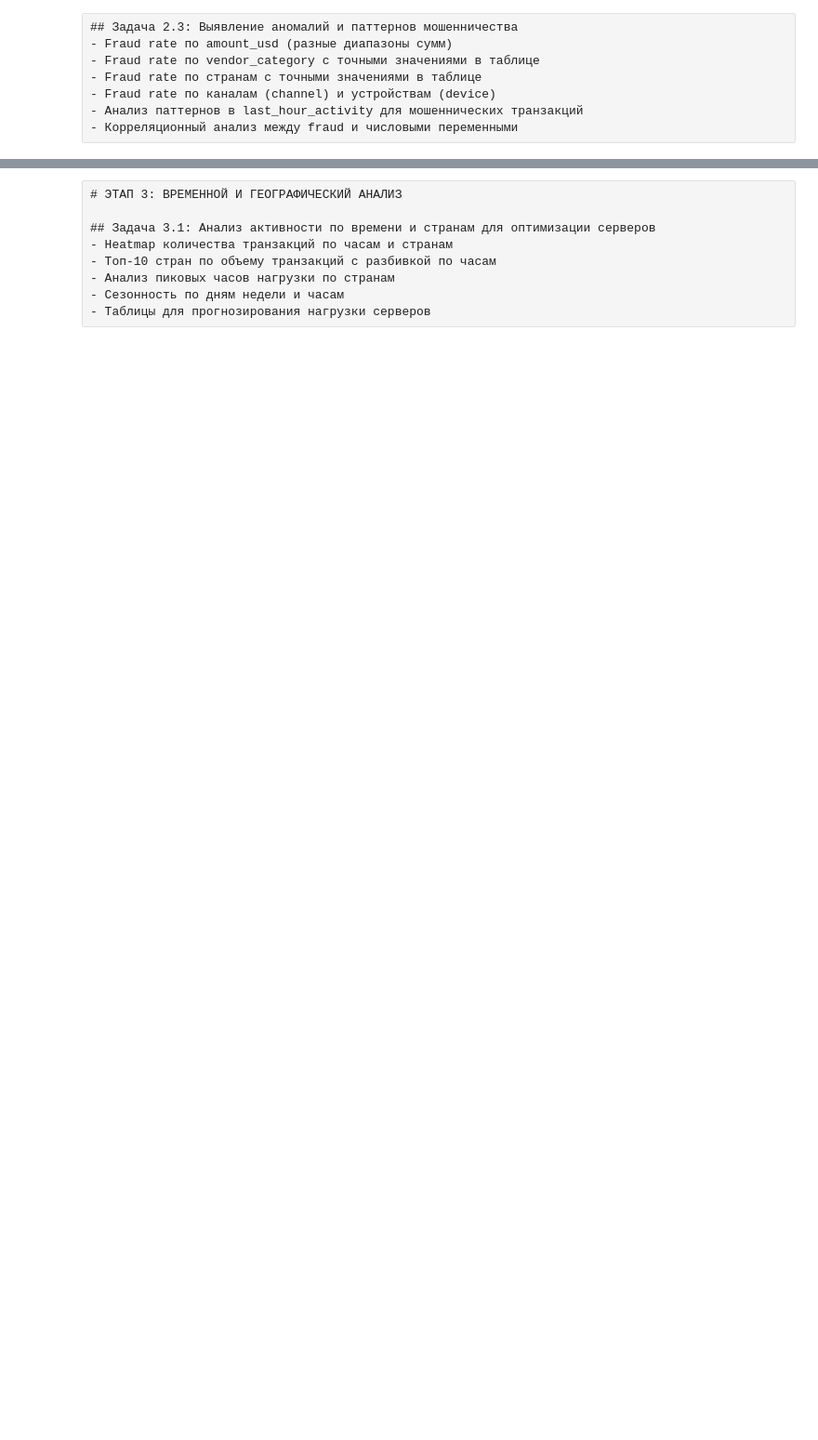
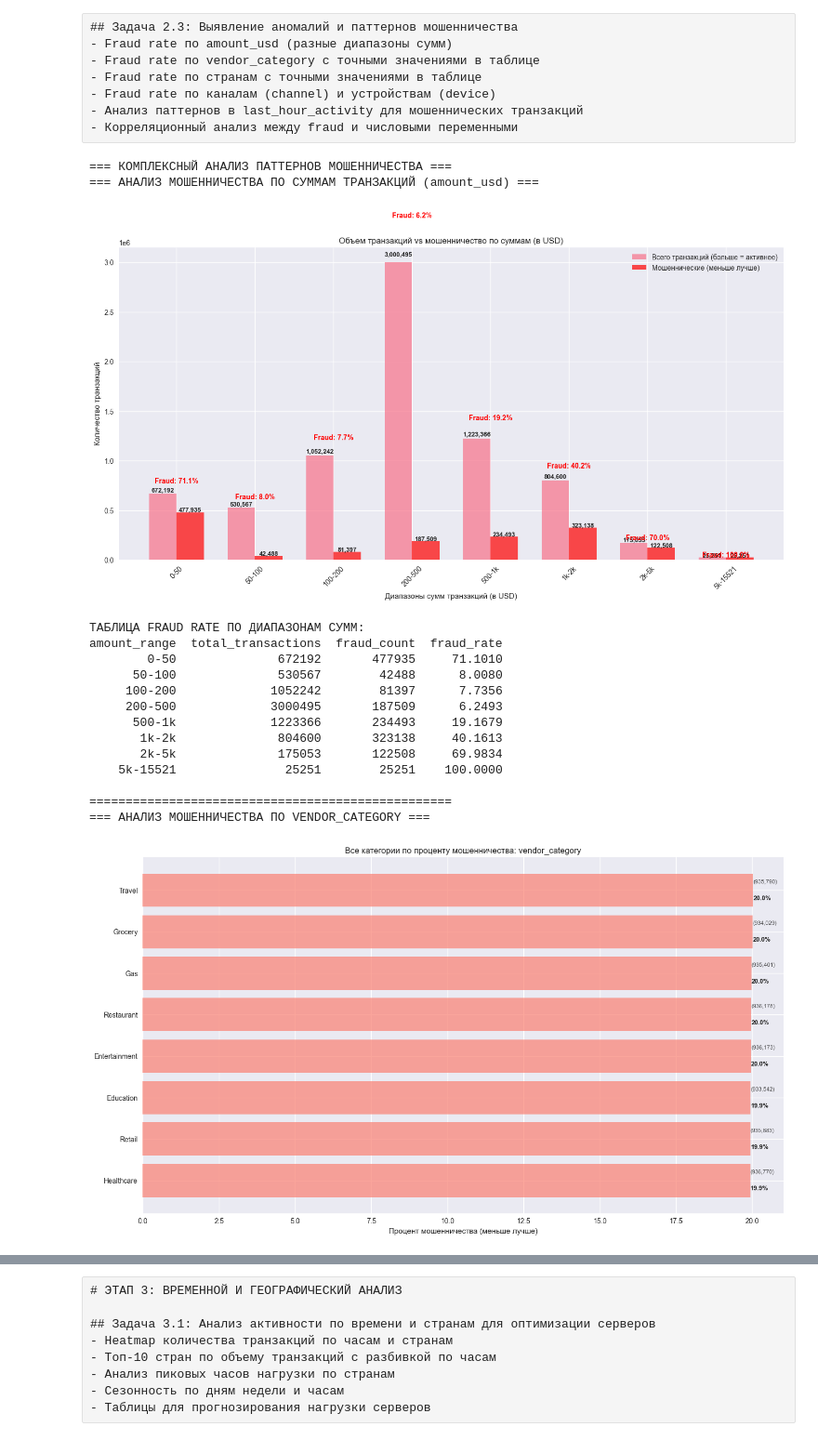
Before and after one commit to NoWay1Co/currency-exchange-analysis, a Jupyter notebook: analysis_notebook.ipynb, the cells around one changed output, grey strips where cells are left out. Shown at 93% size. Drawn from its saved outputs; the diff is of its cells as text; code cells hidden in the pictures; blank space fills up the shorter version.

```diff
--- a/analysis_notebook.ipynb
+++ b/analysis_notebook.ipynb
@@ -809,13 +950,22 @@ def analyze_fraud_by_amount(df):
     ax.set_xticklabels(fraud_by_amount['amount_range'], rotation=45)
     ax.legend()
 
-    # Добавляем fraud rate как текст с табуляцией (как в категориальных переменных)
+    # Добавляем подписи значений над обоими столбцами
     for i, (total, fraud, rate) in enumerate(zip(fraud_by_amount['total_transactions'],
                                                  fraud_by_amount['fraud_count'],
                                                  fraud_by_amount['fraud_rate'])):
+        # Подпись над столбцом "Всего транзакций"
+        ax.text(i - width/2, total + total * 0.02, f'{total:,}',
+                ha='center', fontsize=9, weight='bold')
+
+        # Подпись над столбцом "Мошеннические"
+        ax.text(i + width/2, fraud + fraud * 0.02, f'{fraud:,}',
+                ha='center', fontsize=9, weight='bold')
+
+        # Fraud rate в центре над обоими столбцами
         max_height = max(total, fraud)
-        ax.text(i, max_height + max_height * 0.08, f'{rate:.1f}%',
-                ha='center', fontsize=10, weight='bold')
+        ax.text(i, max_height + max_height * 0.15, f'Fraud: {rate:.1f}%',
+                ha='center', fontsize=10, weight='bold', color='red')
 
 
 
@@ -962,30 +1112,48 @@ def analyze_fraud_correlations(df):
 # Функция для комплексного анализа паттернов мошенничества
 def comprehensive_fraud_analysis(df):
     """Комплексный анализ паттернов мошенничества"""
 
     print("=== КОМПЛЕКСНЫЙ АНАЛИЗ ПАТТЕРНОВ МОШЕННИЧЕСТВА ===")
 
     # Анализ по суммам
     amount_analysis = analyze_fraud_by_amount(df)
 
     # Анализ по категориям
     categories_to_analyze = ['vendor_category', 'country', 'channel', 'device']
 
     for category in categories_to_analyze:
         if category in df.columns:
             print(f"\n{'='*50}")
             category_analysis = analyze_fraud_by_category(df, category)
 
     # Корреляционный анализ
     print(f"\n{'='*50}")
     correlations = analyze_fraud_correlations(df)
 
     return {
         'amount_analysis': amount_analysis,
         'correlations': correlations
     }
 
 # Запуск комплексного анализа паттернов мошенничества
 fraud_patterns = comprehensive_fraud_analysis(df_with_features)
 
 print("Анализ паттернов мошенничества завершен")
+# %% [output]
+=== КОМПЛЕКСНЫЙ АНАЛИЗ ПАТТЕРНОВ МОШЕННИЧЕСТВА ===
+=== АНАЛИЗ МОШЕННИЧЕСТВА ПО СУММАМ ТРАНЗАКЦИЙ (amount_usd) ===
+[figure, added]
+ТАБЛИЦА FRAUD RATE ПО ДИАПАЗОНАМ СУММ:
+amount_range  total_transactions  fraud_count  fraud_rate
+        0-50              672192       477935     71.1010
+      50-100              530567        42488      8.0080
+     100-200             1052242        81397      7.7356
+     200-500             3000495       187509      6.2493
+      500-1k             1223366       234493     19.1679
+       1k-2k              804600       323138     40.1613
+       2k-5k              175053       122508     69.9834
+    5k-15521               25251        25251    100.0000
+
+==================================================
+=== АНАЛИЗ МОШЕННИЧЕСТВА ПО VENDOR_CATEGORY ===
+[figure, added]
```
Also changed, not shown: parts of 21 cells of this notebook.
